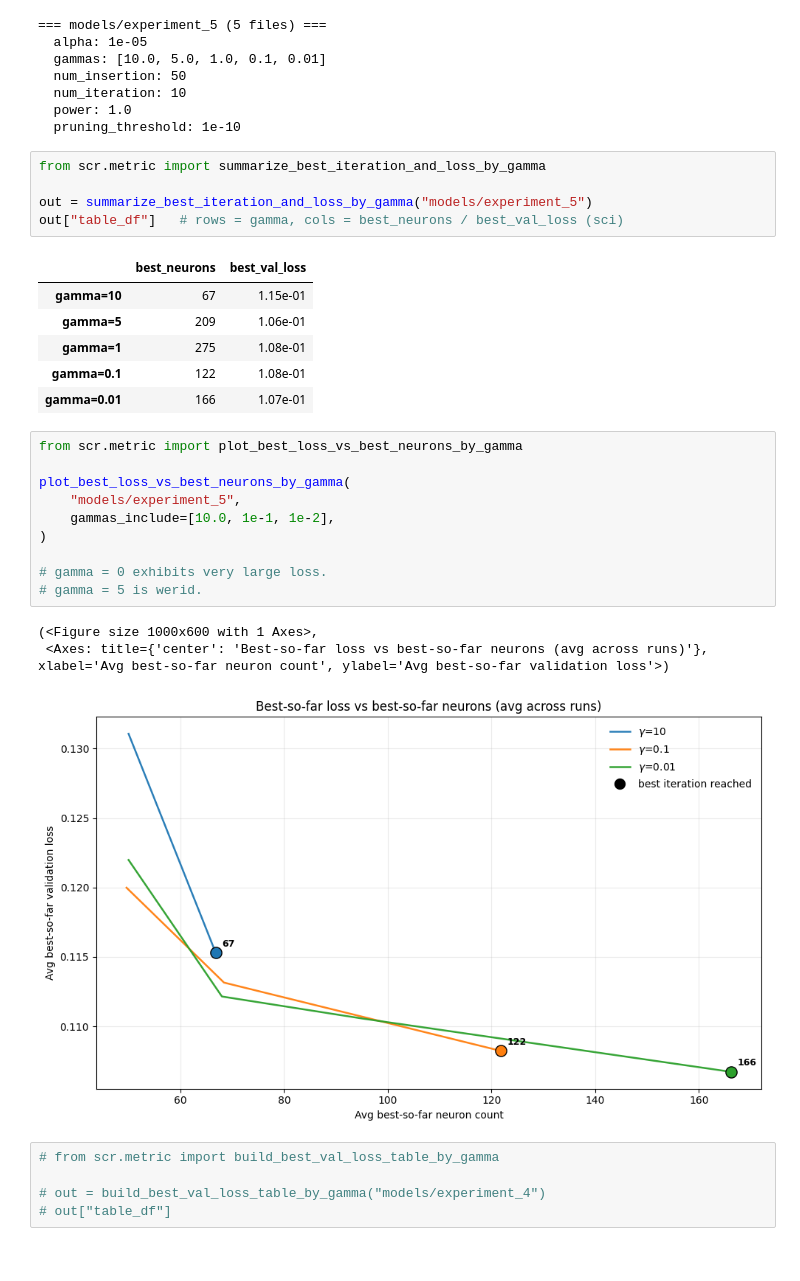
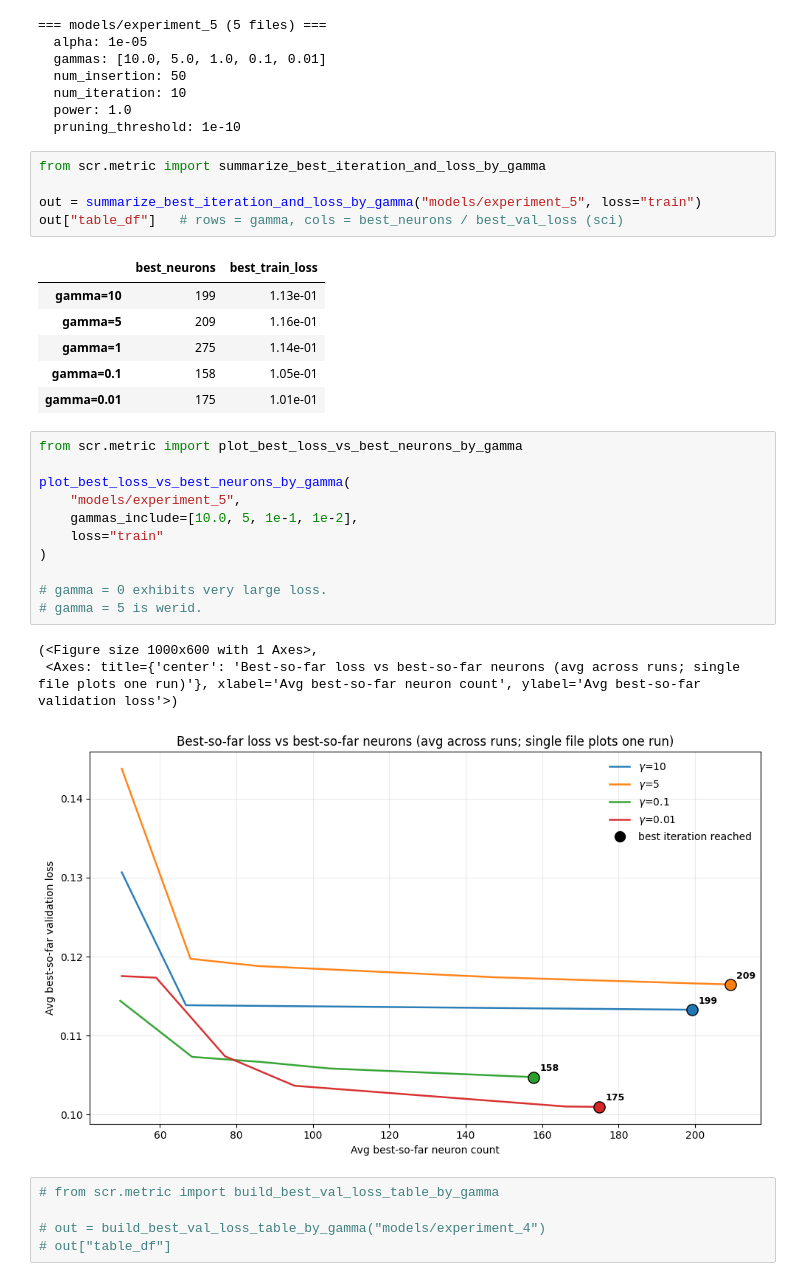
Before and after one commit to KeWu5678/NNforHJB, a Jupyter notebook: notebook/experiment_analysis.ipynb, the cells around one changed output. Cells and saved outputs as stored; diff of their text form.

```diff
--- a/notebook/experiment_analysis.ipynb
+++ b/notebook/experiment_analysis.ipynb
@@ -197,29 +243,30 @@ print_experiment_hyperparameters("models/experiment_5")
 # %%
 from scr.metric import summarize_best_iteration_and_loss_by_gamma
 
-out = summarize_best_iteration_and_loss_by_gamma("models/experiment_5")
+out = summarize_best_iteration_and_loss_by_gamma("models/experiment_5", loss="train")
 out["table_df"]   # rows = gamma, cols = best_neurons / best_val_loss (sci)
 # %% [output]
-|  | best_neurons | best_val_loss |
-| gamma=10 | 67 | 1.15e-01 |
-| gamma=5 | 209 | 1.06e-01 |
-| gamma=1 | 275 | 1.08e-01 |
-| gamma=0.1 | 122 | 1.08e-01 |
-| gamma=0.01 | 166 | 1.07e-01 |
+|  | best_neurons | best_train_loss |
+| gamma=10 | 199 | 1.13e-01 |
+| gamma=5 | 209 | 1.16e-01 |
+| gamma=1 | 275 | 1.14e-01 |
+| gamma=0.1 | 158 | 1.05e-01 |
+| gamma=0.01 | 175 | 1.01e-01 |
 # %%
 from scr.metric import plot_best_loss_vs_best_neurons_by_gamma
 
 plot_best_loss_vs_best_neurons_by_gamma(
     "models/experiment_5",
-    gammas_include=[10.0, 1e-1, 1e-2],
+    gammas_include=[10.0, 5, 1e-1, 1e-2],
+    loss="train"
 )
 
 # gamma = 0 exhibits very large loss.
 # gamma = 5 is werid.
 # %% [output]
 (<Figure size 1000x600 with 1 Axes>,
- <Axes: title={'center': 'Best-so-far loss vs best-so-far neurons (avg across runs)'}, xlabel='Avg best-so-far neuron count', ylabel='Avg best-so-far validation loss'>)
+ <Axes: title={'center': 'Best-so-far loss vs best-so-far neurons (avg across runs; single file plots one run)'}, xlabel='Avg best-so-far neuron count', ylabel='Avg best-so-far validation loss'>)
-[figure, old version]
+[figure, new version]
 # %%
 # from scr.metric import build_best_val_loss_table_by_gamma
 
```
Also changed, not shown: parts of 17 cells of this notebook, 17 other files.
